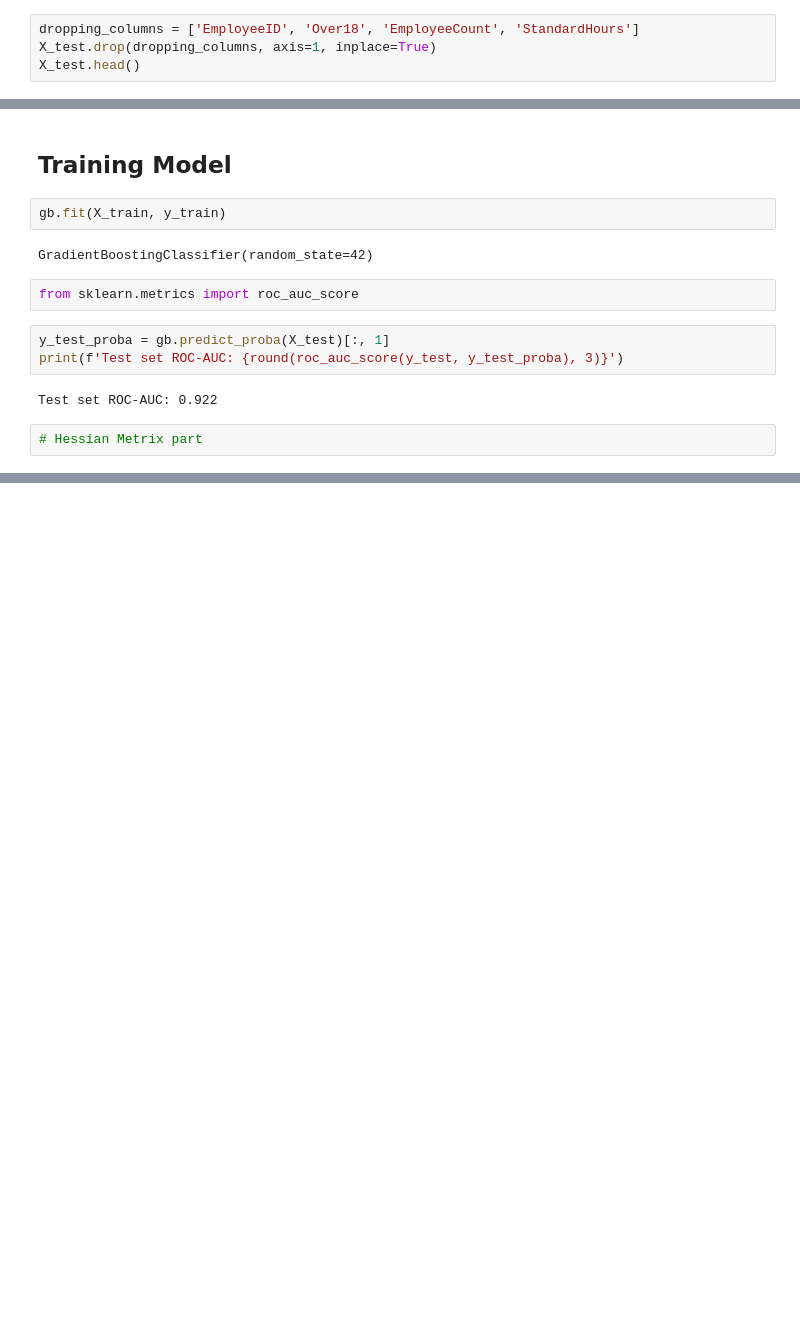
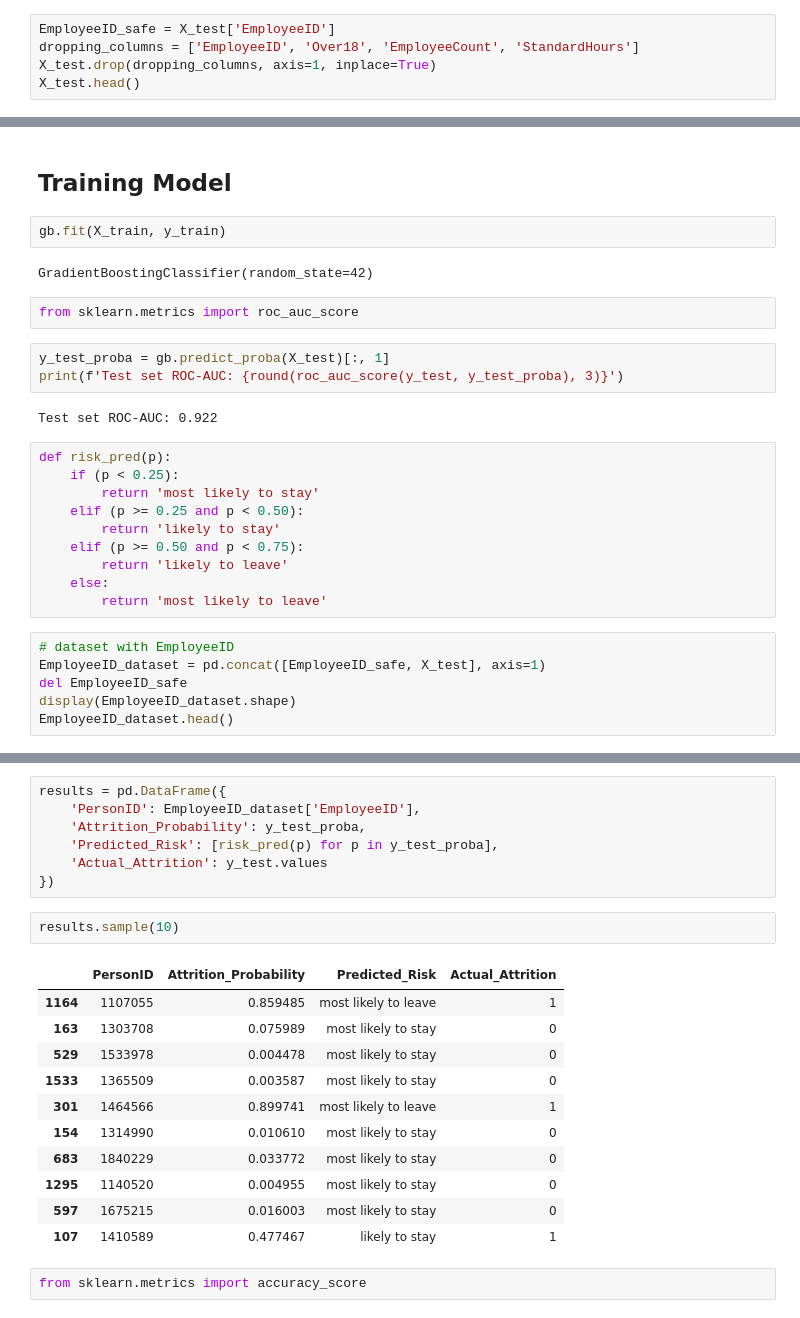
Before and after one commit to Kovindu555/Employee-Attrition-Multiclass-Prediction, a Jupyter notebook: model_training.ipynb, the cells around one changed output, grey strips where cells are left out. Cells and saved outputs as stored; diff of their text form; blank space fills up the shorter version.

```diff
--- a/model_training.ipynb
+++ b/model_training.ipynb
@@ -88,6 +88,7 @@ Name: Attrition, dtype: int64
 # %% [markdown]
 #### Test set unwanted feature deletion
 # %%
+EmployeeID_safe = X_test['EmployeeID']
 dropping_columns = ['EmployeeID', 'Over18', 'EmployeeCount', 'StandardHours']
 X_test.drop(dropping_columns, axis=1, inplace=True)
 X_test.head()
@@ -607,4 +626,18 @@ print(f'Test set ROC-AUC: {round(roc_auc_score(y_test, y_test_proba), 3)}')
 # %% [output]
 Test set ROC-AUC: 0.922
 # %%
-# Hessian Metrix part
+def risk_pred(p):
+    if (p < 0.25):
+        return 'most likely to stay'
+    elif (p >= 0.25 and p < 0.50):
+        return 'likely to stay'
+    elif (p >= 0.50 and p < 0.75):
+        return 'likely to leave'
+    else:
+        return 'most likely to leave'
+# %%
+# dataset with EmployeeID
+EmployeeID_dataset = pd.concat([EmployeeID_safe, X_test], axis=1)
+del EmployeeID_safe
+display(EmployeeID_dataset.shape)
+EmployeeID_dataset.head()
@@ -610,0 +653,23 @@ Test set ROC-AUC: 0.922
+# %%
+results = pd.DataFrame({
+    'PersonID': EmployeeID_dataset['EmployeeID'],
+    'Attrition_Probability': y_test_proba,
+    'Predicted_Risk': [risk_pred(p) for p in y_test_proba],
+    'Actual_Attrition': y_test.values
+})
+# %%
+results.sample(10)
+# %% [output]
+|  | PersonID | Attrition_Probability | Predicted_Risk | Actual_Attrition |
+| 1164 | 1107055 | 0.859485 | most likely to leave | 1 |
+| 163 | 1303708 | 0.075989 | most likely to stay | 0 |
+| 529 | 1533978 | 0.004478 | most likely to stay | 0 |
+| 1533 | 1365509 | 0.003587 | most likely to stay | 0 |
+| 301 | 1464566 | 0.899741 | most likely to leave | 1 |
+| 154 | 1314990 | 0.010610 | most likely to stay | 0 |
+| 683 | 1840229 | 0.033772 | most likely to stay | 0 |
+| 1295 | 1140520 | 0.004955 | most likely to stay | 0 |
+| 597 | 1675215 | 0.016003 | most likely to stay | 0 |
+| 107 | 1410589 | 0.477467 | likely to stay | 1 |
+# %%
+from sklearn.metrics import accuracy_score
```
Also changed, not shown: parts of 14 cells of this notebook.
